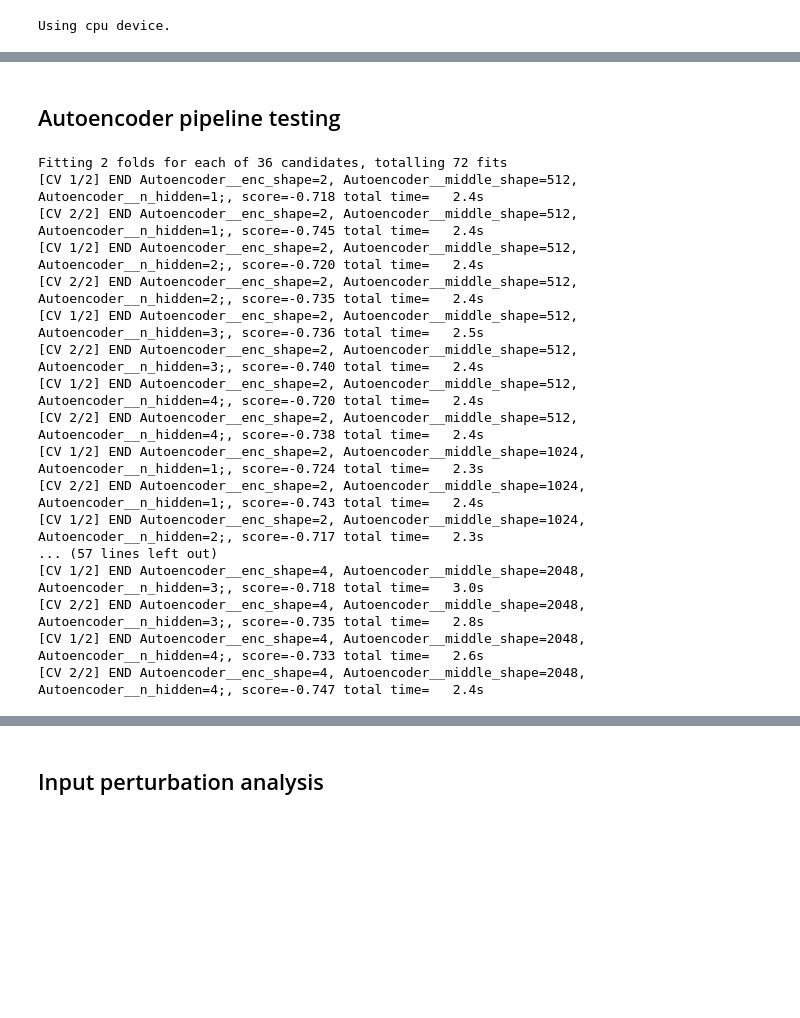
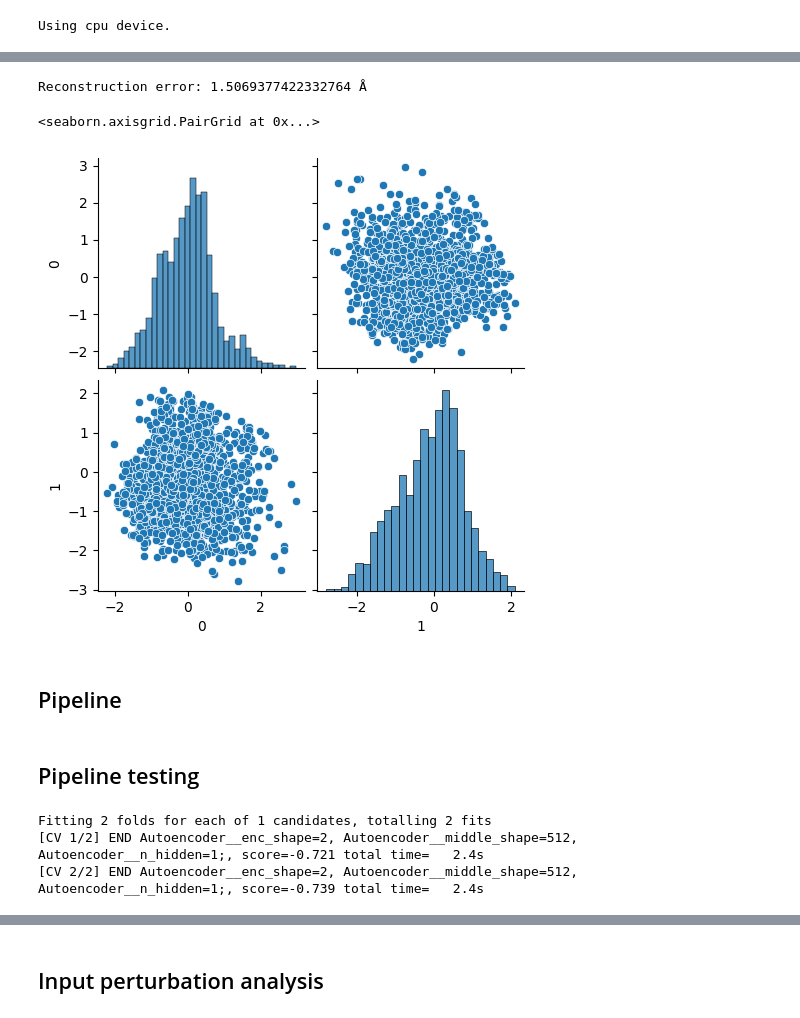
Before and after one commit to molecularmachinist/somethingwithflow, a Jupyter notebook: encoding.ipynb, the cells around one changed output, grey strips where cells are left out. Saved outputs shown, nothing was run; the diff lists cells and outputs as text; code cells hidden in the pictures; blank space fills up the shorter version.

```diff
--- a/encoding.ipynb
+++ b/encoding.ipynb
@@ -137,10 +139,6 @@ class Autoencoder(BaseEstimator, TransformerMixin, nn.Module):
                 decoded = self.decode(encoded)
 
                 loss = self.loss_fn(decoded, batch_X)
-                """l1_norm = sum(abs(p).sum()
-                            for p in self.parameters())
-
-                loss += 0.001 * l1_norm"""
                 loss.backward() # Backpropagate
                 self.optimizer.step() # Apply changes
 
@@ -195,0 +178,26 @@ Using cpu device.
+# %%
+
+test = 0.25
+index = [_ for _ in range(X.shape[0])]
+random.shuffle(index)
+test_index = index[:int(test*len(index))]
+train_index = index[int(test*len(index)):]
+test_X = X[test_index,:]
+train_X = X[train_index,:]
+
+scaler = StandardScaler()
+scaler.fit(X)
+
+X_scaled = scaler.transform(X)
+
+test_X_scaled = torch.Tensor(scaler.transform(test_X))
+test_ids = ids[test_index]
+train_X_scaled = torch.Tensor(scaler.transform(train_X))
+train_ids = ids[train_index]
+# %%
+encoding_dim = 2
+middle_dim = 512
+n_hidden = 1
+
+autoencoder = Autoencoder(in_shape=X.shape[1], enc_shape=encoding_dim, middle_shape=middle_dim, n_hidden=n_hidden)
+autoencoder.fit(train_X_scaled, n_epochs=3, verbose=True)
@@ -195,0 +209,22 @@ Using cpu device.
+# %%
+# Test set
+
+encoded = autoencoder.transform(test_X_scaled)
+decoded = autoencoder.inverse_transform(torch.Tensor(encoded))
+decoded_orig_space = scaler.inverse_transform(decoded)
+
+# L1 loss (Å)
+
+error = np.mean(np.abs(decoded_orig_space - test_X))
+print(f"Reconstruction error: {error} Å ")
+# %% [output]
+Reconstruction error: 1.5069377422332764 Å
+# %%
+# Encoding scatter
+
+sns.pairplot(pd.DataFrame(encoded))
+# %% [output]
+<seaborn.axisgrid.PairGrid at 0x...>
+[figure, added]
+# %% [markdown]
+## Pipeline
@@ -196,2 +262,2 @@ Using cpu device.
 # %% [markdown]
-## Autoencoder pipeline testing
+## Pipeline testing
@@ -205,20 +264,6 @@ ids = np.concatenate([[i for i in range(v.shape[0])] for v in data_dict.values()
 # %%
-best = pipeline(Autoencoder(in_shape=X.shape[1]), param_grid, X)
+best = best_pipeline(Autoencoder(in_shape=X.shape[1]), param_grid, X)
 # %% [output]
-Fitting 2 folds for each of 36 candidates, totalling 72 fits
-[CV 1/2] END Autoencoder__enc_shape=2, Autoencoder__middle_shape=512, Autoencoder__n_hidden=1;, score=-0.718 total time=   2.4s
-[CV 2/2] END Autoencoder__enc_shape=2, Autoencoder__middle_shape=512, Autoencoder__n_hidden=1;, score=-0.745 total time=   2.4s
-[CV 1/2] END Autoencoder__enc_shape=2, Autoencoder__middle_shape=512, Autoencoder__n_hidden=2;, score=-0.720 total time=   2.4s
-[CV 2/2] END Autoencoder__enc_shape=2, Autoencoder__middle_shape=512, Autoencoder__n_hidden=2;, score=-0.735 total time=   2.4s
-[CV 1/2] END Autoencoder__enc_shape=2, Autoencoder__middle_shape=512, Autoencoder__n_hidden=3;, score=-0.736 total time=   2.5s
-[CV 2/2] END Autoencoder__enc_shape=2, Autoencoder__middle_shape=512, Autoencoder__n_hidden=3;, score=-0.740 total time=   2.4s
-[CV 1/2] END Autoencoder__enc_shape=2, Autoencoder__middle_shape=512, Autoencoder__n_hidden=4;, score=-0.720 total time=   2.4s
-[CV 2/2] END Autoencoder__enc_shape=2, Autoencoder__middle_shape=512, Autoencoder__n_hidden=4;, score=-0.738 total time=   2.4s
-[CV 1/2] END Autoencoder__enc_shape=2, Autoencoder__middle_shape=1024, Autoencoder__n_hidden=1;, score=-0.724 total time=   2.3s
-[CV 2/2] END Autoencoder__enc_shape=2, Autoencoder__middle_shape=1024, Autoencoder__n_hidden=1;, score=-0.743 total time=   2.4s
-[CV 1/2] END Autoencoder__enc_shape=2, Autoencoder__middle_shape=1024, Autoencoder__n_hidden=2;, score=-0.717 total time=   2.3s
-... (57 lines left out)
-[CV 1/2] END Autoencoder__enc_shape=4, Autoencoder__middle_shape=2048, Autoencoder__n_hidden=3;, score=-0.718 total time=   3.0s
-[CV 2/2] END Autoencoder__enc_shape=4, Autoencoder__middle_shape=2048, Autoencoder__n_hidden=3;, score=-0.735 total time=   2.8s
-[CV 1/2] END Autoencoder__enc_shape=4, Autoencoder__middle_shape=2048, Autoencoder__n_hidden=4;, score=-0.733 total time=   2.6s
-[CV 2/2] END Autoencoder__enc_shape=4, Autoencoder__middle_shape=2048, Autoencoder__n_hidden=4;, score=-0.747 total time=   2.4s
+Fitting 2 folds for each of 1 candidates, totalling 2 fits
+[CV 1/2] END Autoencoder__enc_shape=2, Autoencoder__middle_shape=512, Autoencoder__n_hidden=1;, score=-0.721 total time=   2.4s
+[CV 2/2] END Autoencoder__enc_shape=2, Autoencoder__middle_shape=512, Autoencoder__n_hidden=1;, score=-0.739 total time=   2.4s
```
Also changed, not shown: parts of 18 cells of this notebook, 2 other files.
